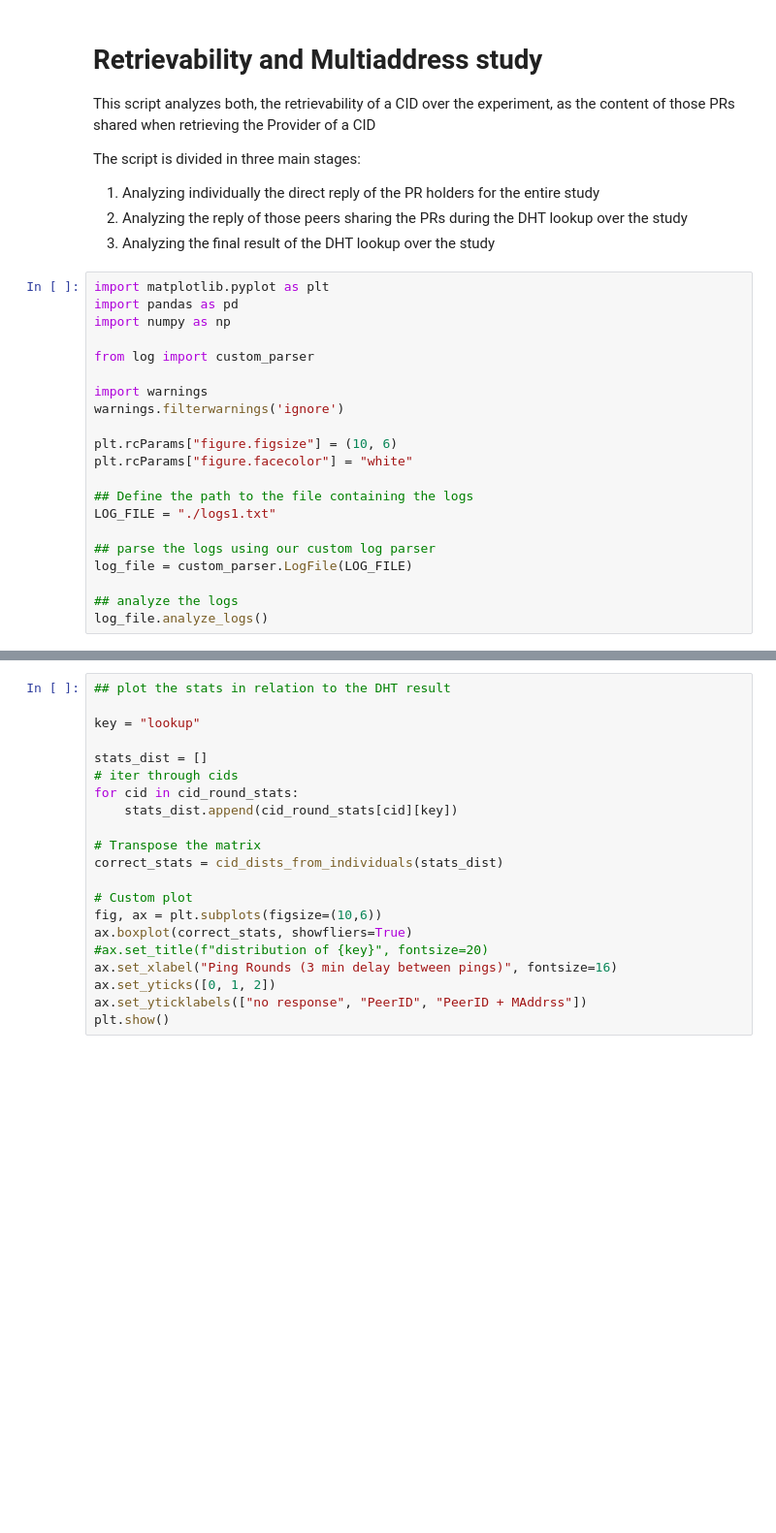
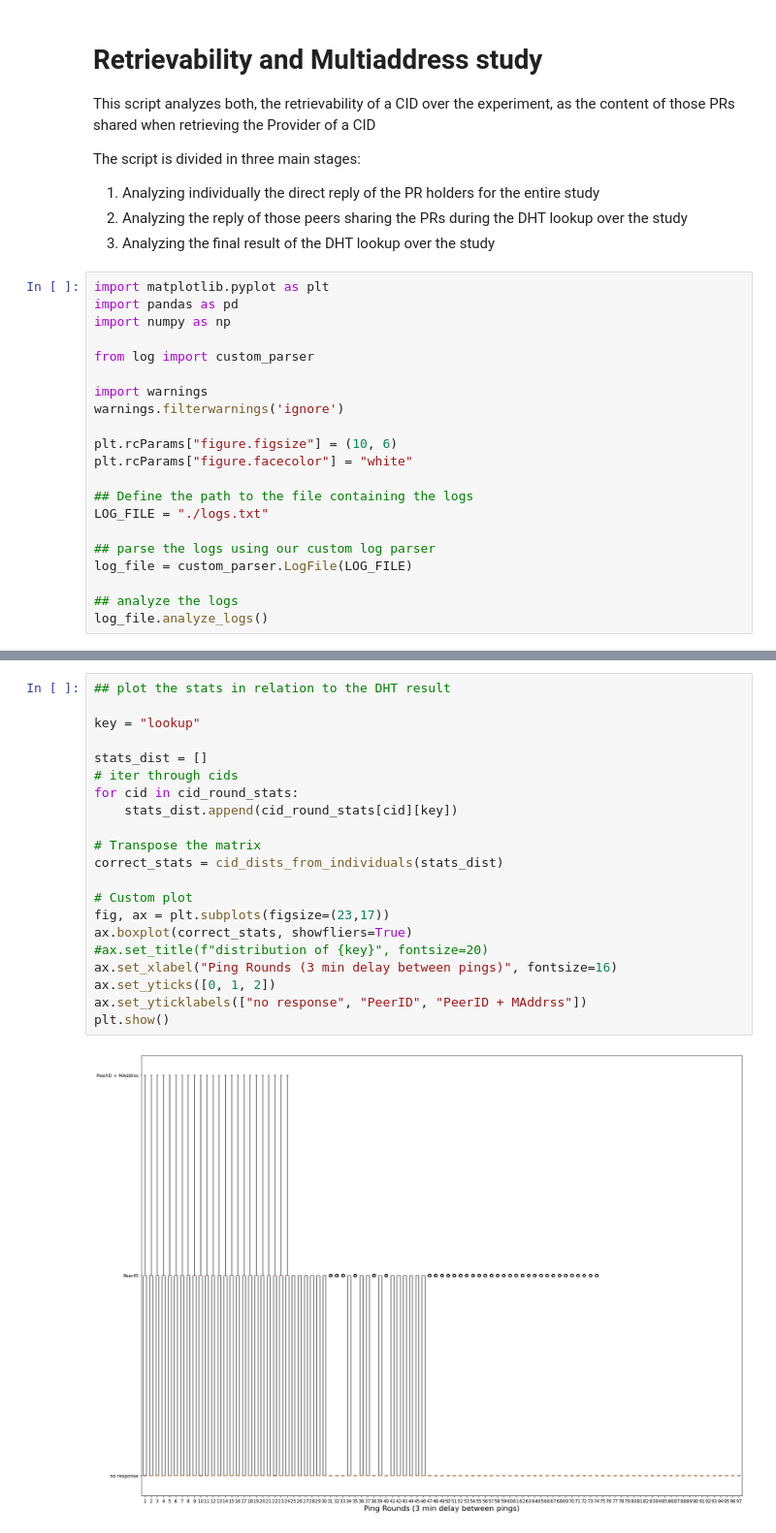
Before and after one commit to cortze/ipfs-cid-hoarder, a Jupyter notebook: analyzer/pr_containing_multiaddress_study.ipynb, the cells around one changed output, grey strips where cells are left out. Shown at 97% size. Cells and saved outputs as stored; diff of their text form; blank space fills up the shorter version.

Commit message:
changed the plots

```diff
--- a/analyzer/pr_containing_multiaddress_study.ipynb
+++ b/analyzer/pr_containing_multiaddress_study.ipynb
@@ -20,7 +20,7 @@ plt.rcParams["figure.figsize"] = (10, 6)
 plt.rcParams["figure.facecolor"] = "white"
 
 ## Define the path to the file containing the logs
-LOG_FILE = "./logs1.txt"
+LOG_FILE = "./logs.txt"
 
 ## parse the logs using our custom log parser
 log_file = custom_parser.LogFile(LOG_FILE)
@@ -118,21 +126,23 @@ plot_stats_key(cid_round_stats, "indv_lookup_ping")
 # %%
 ## plot the stats in relation to the DHT result
 
 key = "lookup"
 
 stats_dist = []
 # iter through cids
 for cid in cid_round_stats:
     stats_dist.append(cid_round_stats[cid][key])
 
 # Transpose the matrix
 correct_stats = cid_dists_from_individuals(stats_dist)
 
 # Custom plot
-fig, ax = plt.subplots(figsize=(10,6))
+fig, ax = plt.subplots(figsize=(23,17))
 ax.boxplot(correct_stats, showfliers=True)
 #ax.set_title(f"distribution of {key}", fontsize=20)
 ax.set_xlabel("Ping Rounds (3 min delay between pings)", fontsize=16)
 ax.set_yticks([0, 1, 2])
 ax.set_yticklabels(["no response", "PeerID", "PeerID + MAddrss"])
 plt.show()
+# %% [output]
+[figure, added]
```
Also changed, not shown: parts of 5 cells of this notebook, 1 other file.
